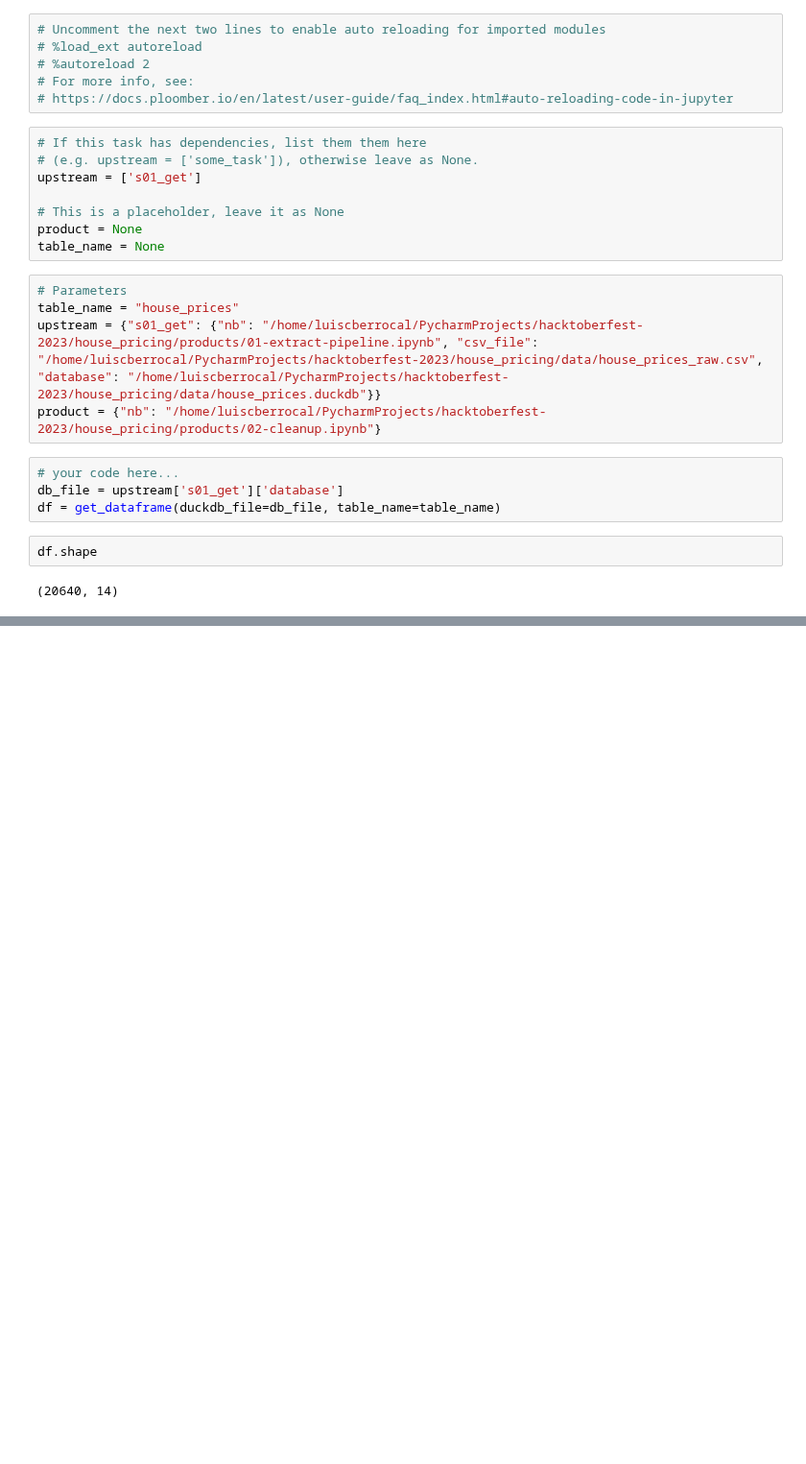
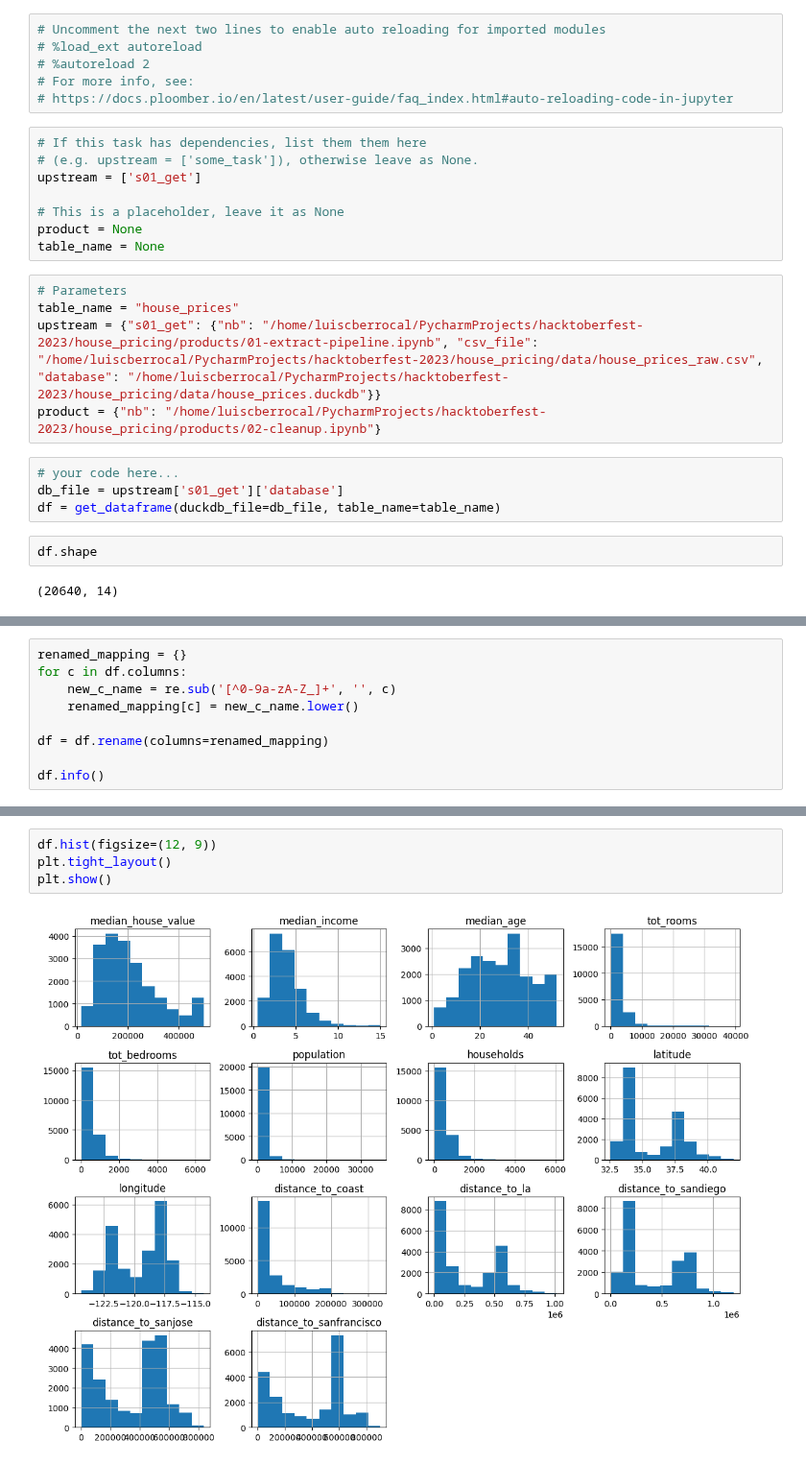
Before and after one commit to luiscberrocal/hacktoberfest-2023, a Jupyter notebook: house_pricing/products/02-cleanup.ipynb, the cells around one changed output, grey strips where cells are left out. Shown at 96% size. Saved outputs shown, nothing was run; the diff lists cells and outputs as text; blank space fills up the shorter version.

```diff
--- a/house_pricing/products/02-cleanup.ipynb
+++ b/house_pricing/products/02-cleanup.ipynb
@@ -33,0 +57,9 @@ df.shape
+# %%
+renamed_mapping = {}
+for c in df.columns:
+    new_c_name = re.sub('[^0-9a-zA-Z_]+', '', c)
+    renamed_mapping[c] = new_c_name.lower()
+
+df = df.rename(columns=renamed_mapping)
+
+df.info()
@@ -33,0 +102,6 @@ df.shape
+# %%
+df.hist(figsize=(12, 9))
+plt.tight_layout()
+plt.show()
+# %% [output]
+[figure, added]
```
Also changed, not shown: parts of 5 cells of this notebook, 1 other file.
